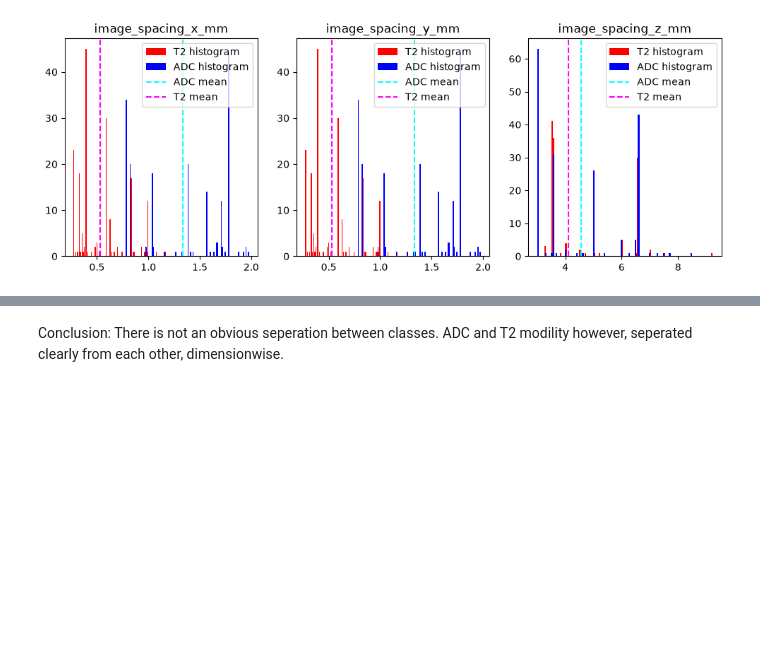
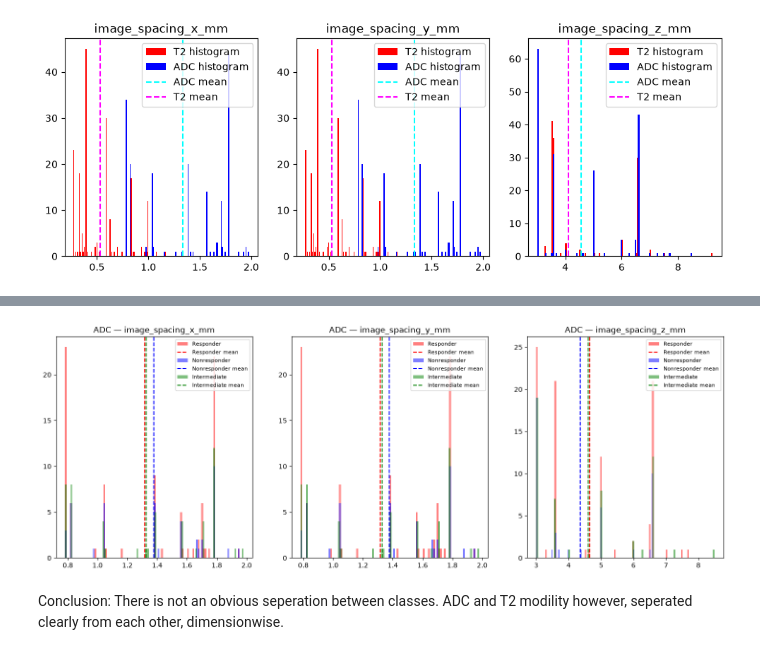
Before and after one commit to muhammetFurkanUnal/mebar-radiology, a Jupyter notebook: exploration/dimension.ipynb, the cells around one changed output, grey strips where cells are left out. Saved outputs shown, nothing was run; the diff lists cells and outputs as text; code cells hidden in the pictures; blank space fills up the shorter version.

```diff
--- a/exploration/dimension.ipynb
+++ b/exploration/dimension.ipynb
@@ -260,3 +244,45 @@ plt.show()
+# %%
+# ADC spacing
+
+adc_responder_spacing_df = manifest_df[
+(manifest_df["modality"] == "ADC")
+& (manifest_df["response_group"] == "responder")
+][spacings]
+
+adc_nonresponder_spacing_df = manifest_df[
+(manifest_df["modality"] == "ADC")
+& (manifest_df["response_group"] == "nonresponder")
+][spacings]
+
+adc_intermediate_spacing_df = manifest_df[
+(manifest_df["modality"] == "ADC")
+& (manifest_df["response_group"] == "intermediate")
+][spacings]
+
+fig_adc, axes_adc = plt.subplots(1, 3, figsize=(18, 6))
+
+for ax, spacing in zip(axes_adc, spacings):
+        ax.hist(adc_responder_spacing_df[spacing].dropna(), bins=100,
+                color="red", alpha=0.5, label="Responder")
+        ax.axvline(adc_responder_spacing_df[spacing].mean(),
+                        color="red", linestyle="--", label="Responder mean")
+
+        ax.hist(adc_nonresponder_spacing_df[spacing].dropna(), bins=100,
+                color="blue", alpha=0.5, label="Nonresponder")
+        ax.axvline(adc_nonresponder_spacing_df[spacing].mean(),
+                        color="blue", linestyle="--", label="Nonresponder mean")
+
+        ax.hist(adc_intermediate_spacing_df[spacing].dropna(), bins=100,
+                color="green", alpha=0.5, label="Intermediate")
+        ax.axvline(adc_intermediate_spacing_df[spacing].mean(),
+                        color="green", linestyle="--", label="Intermediate mean")
+
+        ax.set_title(f"ADC — {spacing}")
+        ax.legend(fontsize=8)
+
+plt.show()
+# %% [output]
+[figure, added]
 # %% [markdown]
 Conclusion: There is not an obvious seperation between classes. ADC and T2 modility however, seperated clearly from each other, dimensionwise.
 # %% [markdown]
```
Also changed, not shown: parts of 6 cells of this notebook, 3 other files.
